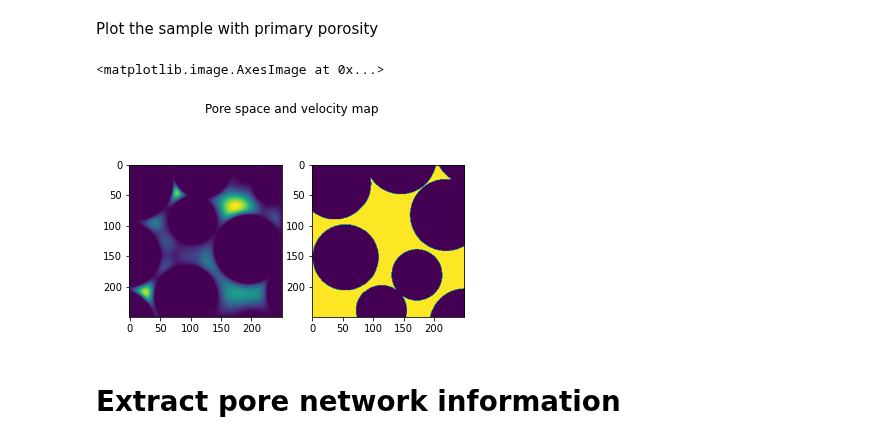
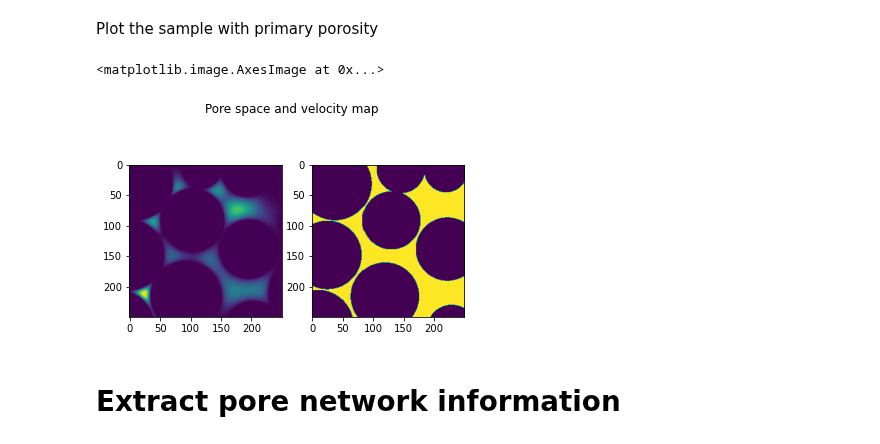
Before and after one commit to akkendrick/LABMOPS, a Jupyter notebook: separateStagPores.ipynb, the cells around one changed output. Saved outputs shown, nothing was run; the diff lists cells and outputs as text; code cells hidden in the pictures.

```diff
--- a/separateStagPores.ipynb
+++ b/separateStagPores.ipynb
@@ -6,12 +6,14 @@ import matplotlib.pyplot as plt
 import scipy.io as sio
 import seaborn as sns
 import skimage as ski
+import tqdm
 
 imageSize = 250
 
 primaryImage = np.load('subBeadPackPy250_justSpheres.npy')
 secondaryImage = np.load('finalSimFile3D250.npy')
 primaryImage[primaryImage == 255] = 1
+primaryImage = np.transpose(primaryImage)
 
 velSecondaryMat = sio.loadmat('velNormSecondary.mat')
 velDataNormSecondary = velSecondaryMat['velNorm']
@@ -25,16 +27,16 @@ resolution = 16.81E-6 # adding resolution in meters
 # %% [markdown]
 Plot the sample with primary porosity
 # %%
-slice = 20
+slice = 35
 
 fig, (p1, p2) = plt.subplots(1, 2)
 
 fig.suptitle('Pore space and velocity map')
 p1.imshow(velDataNormPrimary[:,:,slice])
 p2.imshow(primaryImage[:,:,slice])
 # %% [output]
 <matplotlib.image.AxesImage at 0x...>
-[figure, old version]
+[figure, new version]
 # %%
 # testIM = primaryImage.astype(bool)
 # testIM = testIM[:,:,slice]
```
Also changed, not shown: parts of 21 cells of this notebook.
